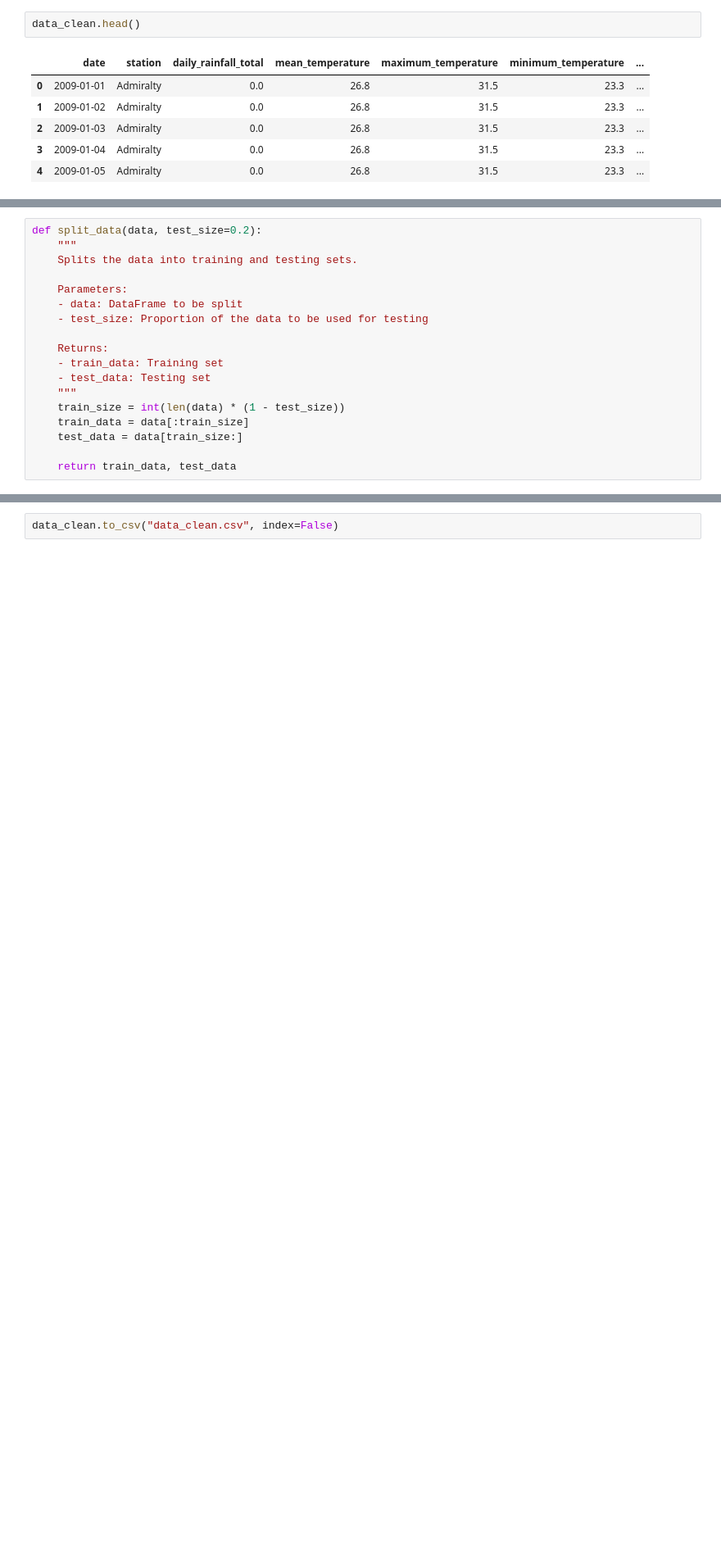
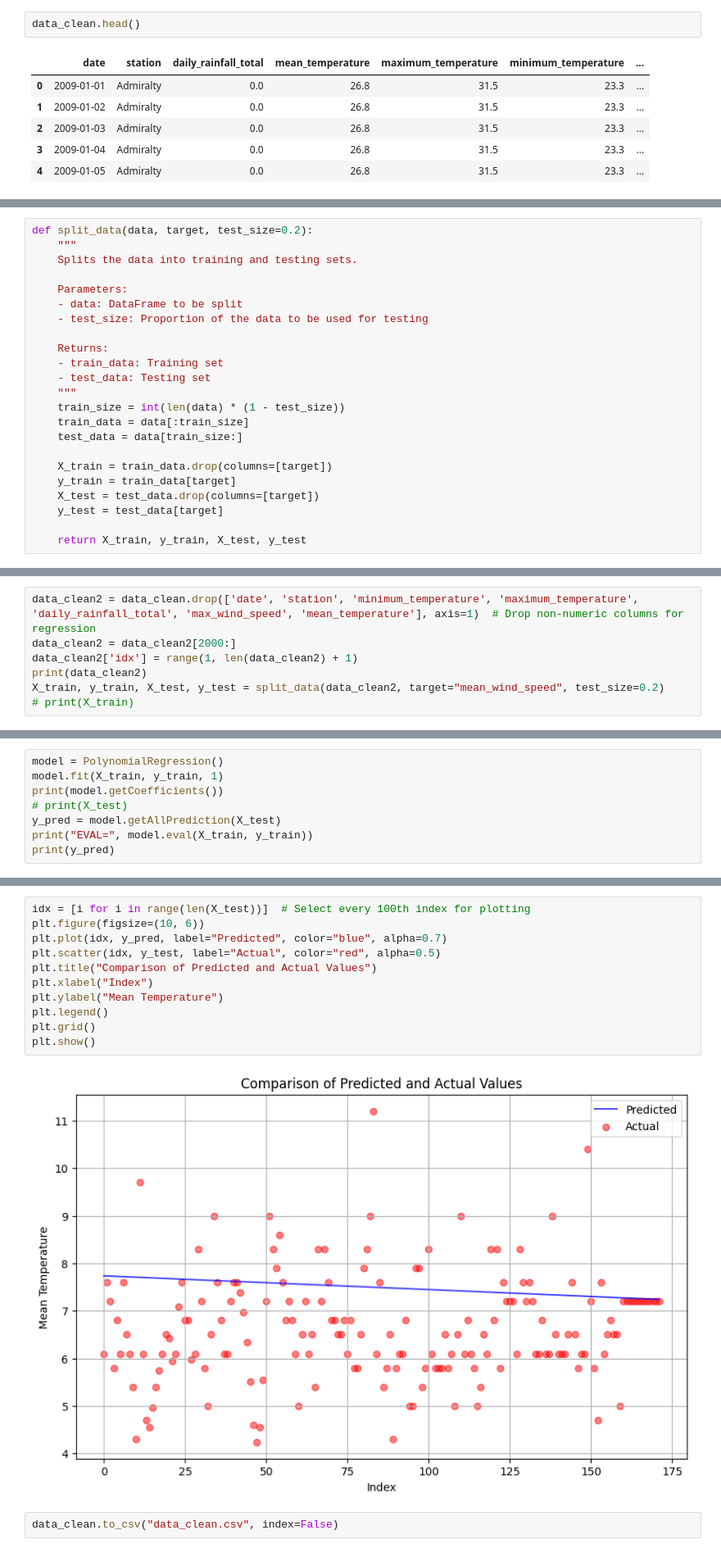
Before and after one commit to mie-intel/AI-WSM, a Jupyter notebook: A.ipynb, the cells around one changed output, grey strips where cells are left out. Shown at 82% size. Saved outputs shown, nothing was run; the diff lists cells and outputs as text; blank space fills up the shorter version.

```diff
--- a/A.ipynb
+++ b/A.ipynb
@@ -193,5 +196,5 @@ plt.show()
 # %%
-def split_data(data, test_size=0.2):
+def split_data(data, target, test_size=0.2):
     """
     Splits the data into training and testing sets.
 
@@ -207,4 +210,9 @@ def split_data(data, test_size=0.2):
     train_data = data[:train_size]
     test_data = data[train_size:]
 
-    return train_data, test_data
+    X_train = train_data.drop(columns=[target])
+    y_train = train_data[target]
+    X_test = test_data.drop(columns=[target])
+    y_test = test_data[target]
+
+    return X_train, y_train, X_test, y_test
@@ -231,0 +219,7 @@ X.head(), y.head()
+# %%
+data_clean2 = data_clean.drop(['date', 'station', 'minimum_temperature', 'maximum_temperature', 'daily_rainfall_total', 'max_wind_speed', 'mean_temperature'], axis=1)  # Drop non-numeric columns for regression
+data_clean2 = data_clean2[2000:]
+data_clean2['idx'] = range(1, len(data_clean2) + 1)
+print(data_clean2)
+X_train, y_train, X_test, y_test = split_data(data_clean2, target="mean_wind_speed", test_size=0.2)
+# print(X_train)
@@ -231,0 +241,8 @@ X.head(), y.head()
+# %%
+model = PolynomialRegression()
+model.fit(X_train, y_train, 1)
+print(model.getCoefficients())
+# print(X_test)
+y_pred = model.getAllPrediction(X_test)
+print("EVAL=", model.eval(X_train, y_train))
+print(y_pred)
@@ -232,2 +266,15 @@ X.head(), y.head()
+# %%
+idx = [i for i in range(len(X_test))]  # Select every 100th index for plotting
+plt.figure(figsize=(10, 6))
+plt.plot(idx, y_pred, label="Predicted", color="blue", alpha=0.7)
+plt.scatter(idx, y_test, label="Actual", color="red", alpha=0.5)
+plt.title("Comparison of Predicted and Actual Values")
+plt.xlabel("Index")
+plt.ylabel("Mean Temperature")
+plt.legend()
+plt.grid()
+plt.show()
+# %% [output]
+[figure, added]
 # %%
 data_clean.to_csv("data_clean.csv", index=False)
```
Also changed, not shown: parts of 6 cells of this notebook, 1 other file.
